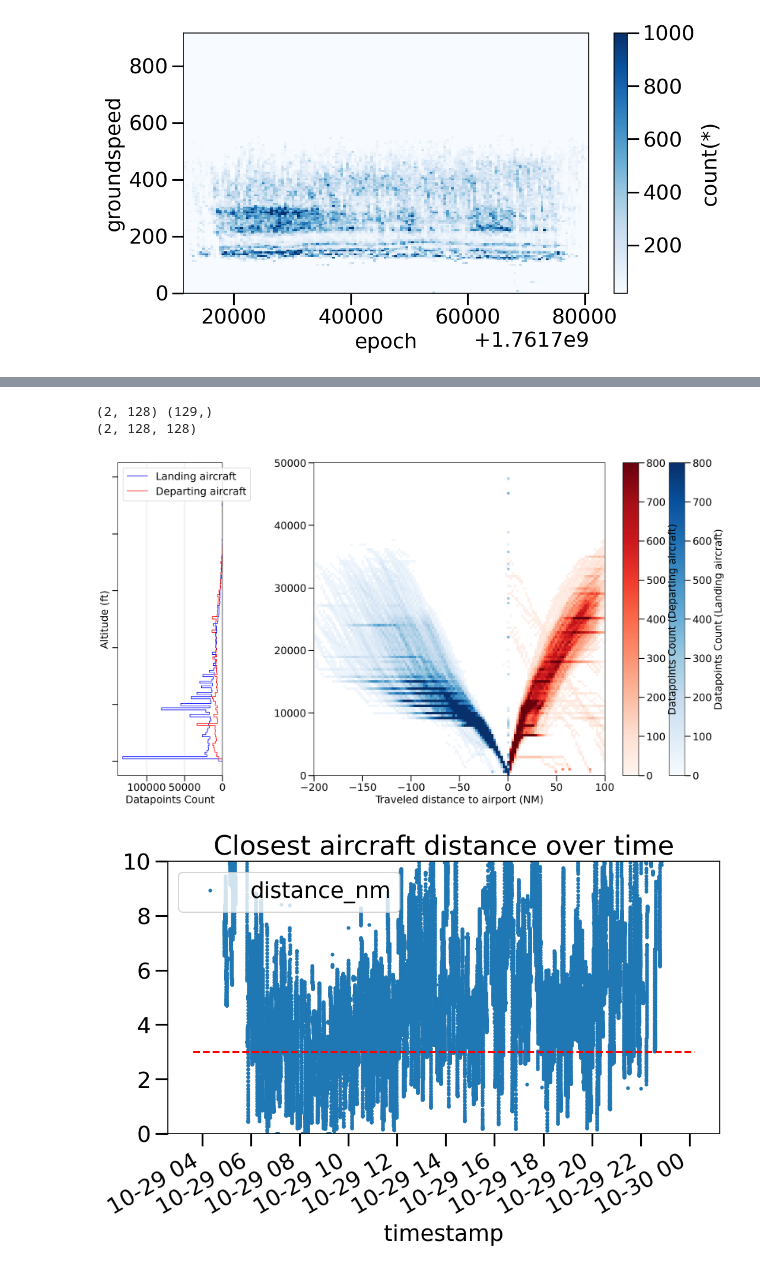
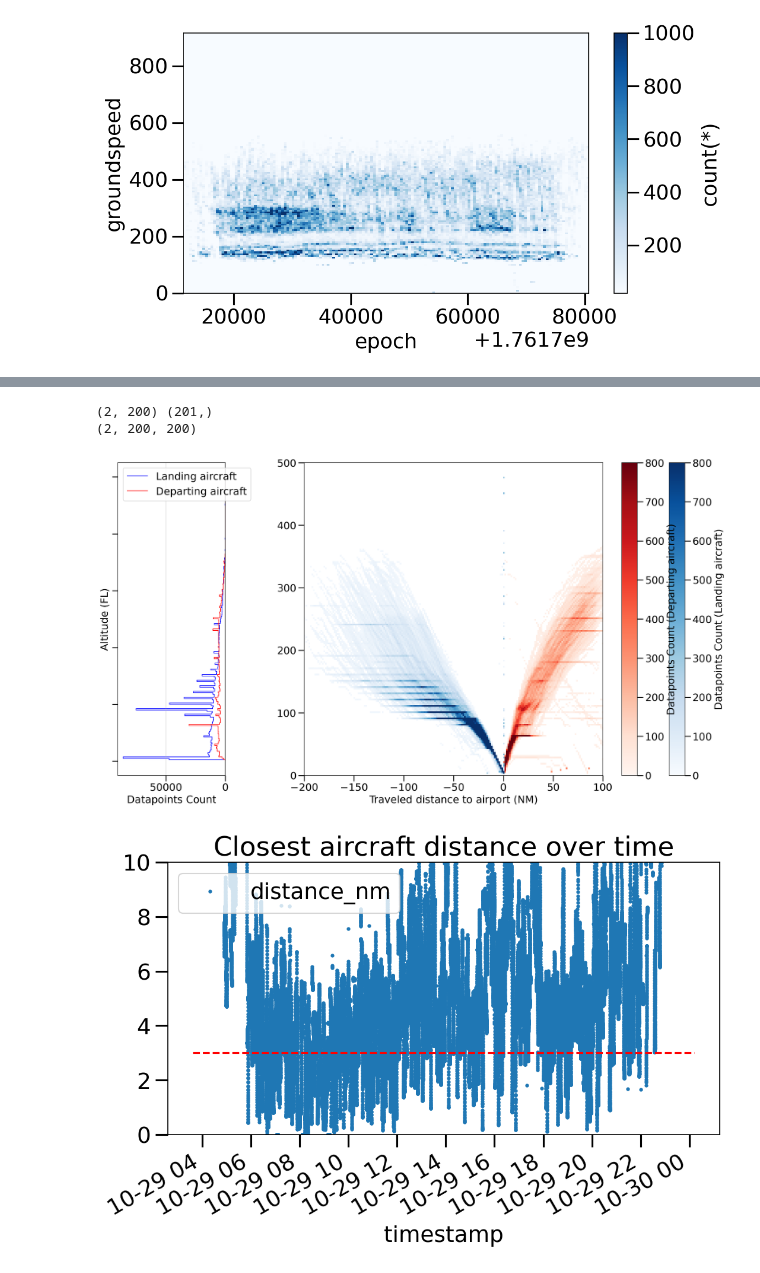
Before and after one commit to spacewolfXfr/DFP_Ui, a Jupyter notebook: data_analysis/speed_analysis.ipynb, the cells around one changed output, grey strips where cells are left out. Cells and saved outputs as stored; diff of their text form; code cells hidden in the pictures.

Commit message:
Added altitude breakdown

```diff
--- a/data_analysis/speed_analysis.ipynb
+++ b/data_analysis/speed_analysis.ipynb
@@ -182,7 +183,7 @@ plt.sca(axs['hist'])
 
 cumdist_limits = [-200,100]
 
-bins_per_dim = 128
+bins_per_dim = 200
 limits = [0,50000]
 counts = vdf.count(vdf.altitude, selection=[vdf.landing,~vdf.landing], binby=vdf.altitude, limits=limits, shape=bins_per_dim)
 edges = vdf.bin_edges(vdf.altitude, limits=limits, shape=bins_per_dim)
@@ -197,7 +198,7 @@ axs['hist'].stairs(counts[0], edges, orientation='horizontal', fill=False,color=
 axs['hist'].stairs(counts[1], edges, orientation='horizontal', fill=False,color='red',label='Departing aircraft')
 axs['hist'].invert_xaxis()
 axs['hist'].set_xlabel('Datapoints Count')
-axs['hist'].set_ylabel('Altitude (ft)')
+axs['hist'].set_ylabel('Altitude (FL)')
 axs['hist'].grid(True, axis='x', alpha=0.5)
 axs['hist'].legend(loc='upper left')
 
@@ -221,36 +222,37 @@ im2 = axs['heat'].imshow(
     aspect='auto'
 )
 
 # First heatmap
 im1 = axs['heat'].imshow(
     h1_masked.T,
     origin='lower',
     extent=[cumdist_limits[0], cumdist_limits[1], limits[0], limits[1]],
     cmap='Blues',
     vmin=0,vmax=800,
     alpha=1,
     aspect='auto'
 )
 
 cbar1 = fig.colorbar(im1, ax=axs['heat'],pad=-0.02)
 cbar1.set_label('Datapoints Count (Landing aircraft)')
 
 cbar2 = fig.colorbar(im2, ax=axs['heat'])
 cbar2.set_label('Datapoints Count (Departing aircraft)')
 
 axs['heat'].set_xlabel('Traveled distance to airport (NM)')
+axs['heat'].yaxis.set_major_formatter(lambda x, pos: f'{int(x/100)}')
 
 fig.tight_layout()
 
 
 #vdf.viz.heatmap(vdf.cumdist, vdf.altitude, normalize=None, selection=[vdf.landing],vmin=0, vmax=150, colormap='Blues',shape=150, colorbar=True,
 #                xlabel='Traveled distance (NM)', title='2D histogram of ground speed vs traveled distance')
 plt.savefig('altitude_vs_cumdist.svg')
 plt.show()
 # %% [output]
-(2, 128) (129,)
-(2, 128, 128)
+(2, 200) (201,)
+(2, 200, 200)
-[figure, old version]
+[figure, new version]
 # %%
 resampled = tr.resample('1min').eval(8)
 # %%
```
Also changed, not shown: parts of 2 cells of this notebook.
